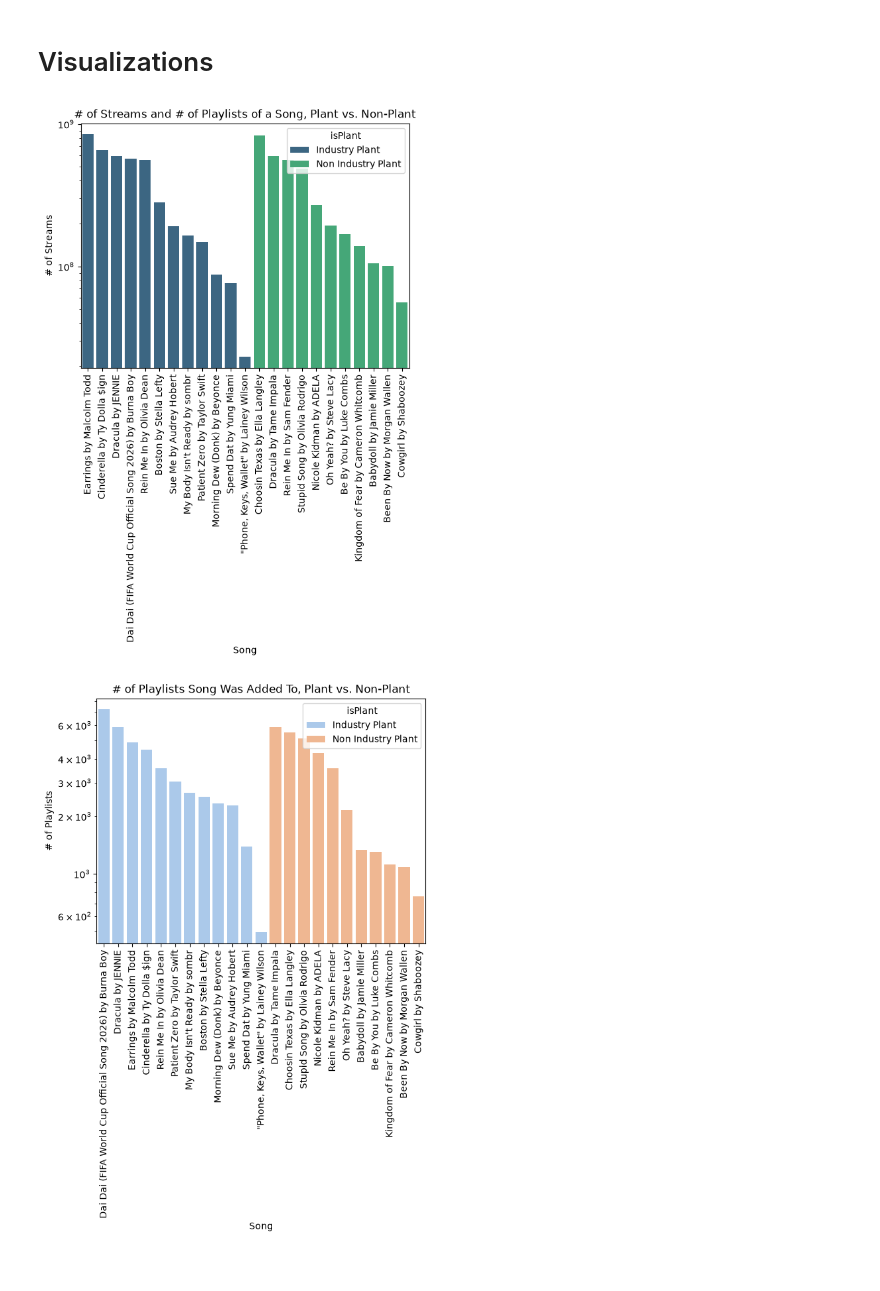
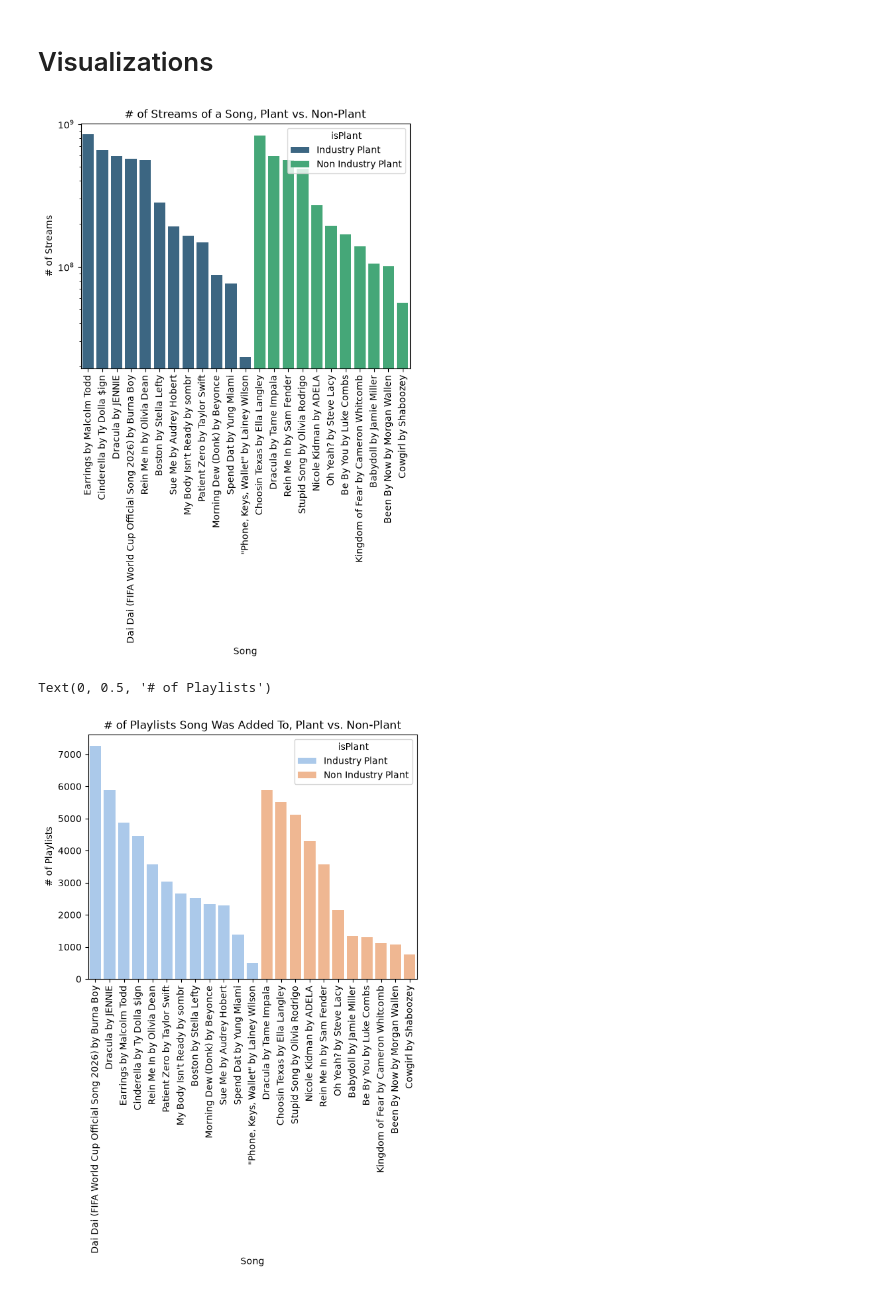
Before and after one commit to lfern101/CS418-Project, a Jupyter notebook: project_workspace_dylan.ipynb, the cells around one changed output. Drawn from its saved outputs; the diff is of its cells as text; code cells hidden in the pictures.

Commit message:
Fixed titles of graphs and y-scale

```diff
--- a/project_workspace_dylan.ipynb
+++ b/project_workspace_dylan.ipynb
@@ -91,21 +91,22 @@ streams_sorted = streamsplaylists.sort_values(by=["isPlant","Streams"], ascendin
 bar = sns.barplot(data=streams_sorted,x="SongArtist",y="Streams", hue="isPlant", palette="viridis")
 bar.tick_params(axis="x", rotation=90)
 
-plt.title("# of Streams and # of Playlists of a Song, Plant vs. Non-Plant")
+plt.title("# of Streams of a Song, Plant vs. Non-Plant")
 plt.xlabel("Song")
 plt.ylabel("# of Streams")
 bar.set_yscale("log")
 # %% [output]
-[figure, old version]
+[figure, new version]
 # %%
 # Space to create visualizations (pls make sepreate boxes for each visual ty)
 playlists_sorted = streamsplaylists.sort_values(by=["isPlant","Playlists"], ascending=[True, False])
 bar = sns.barplot(data=playlists_sorted,x="SongArtist",y="Playlists", hue="isPlant", palette="pastel")
 bar.tick_params(axis="x", rotation=90)
 
 plt.title("# of Playlists Song Was Added To, Plant vs. Non-Plant")
 plt.xlabel("Song")
 plt.ylabel("# of Playlists")
-bar.set_yscale("log")
+# bar.set_yscale("log")
 # %% [output]
+Text(0, 0.5, '# of Playlists')
-[figure, old version]
+[figure, new version]
```
